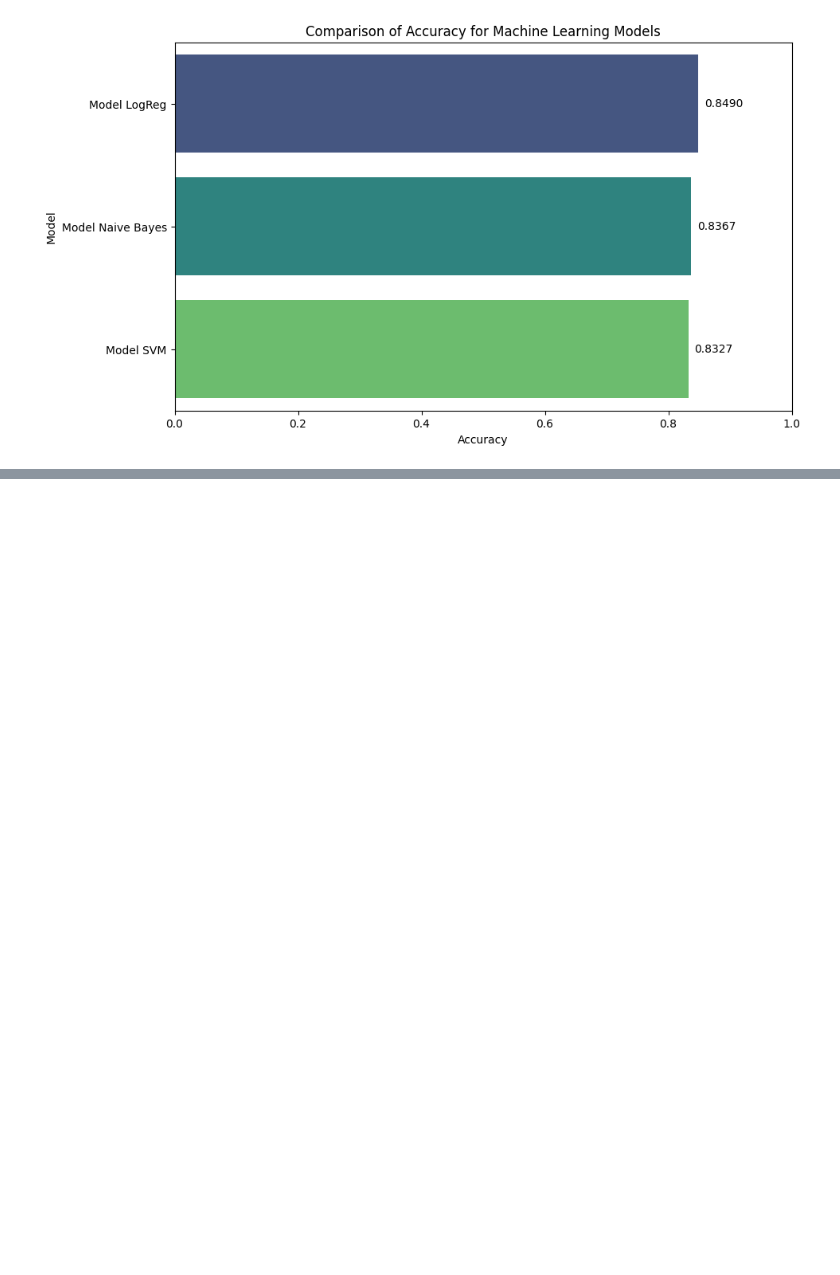
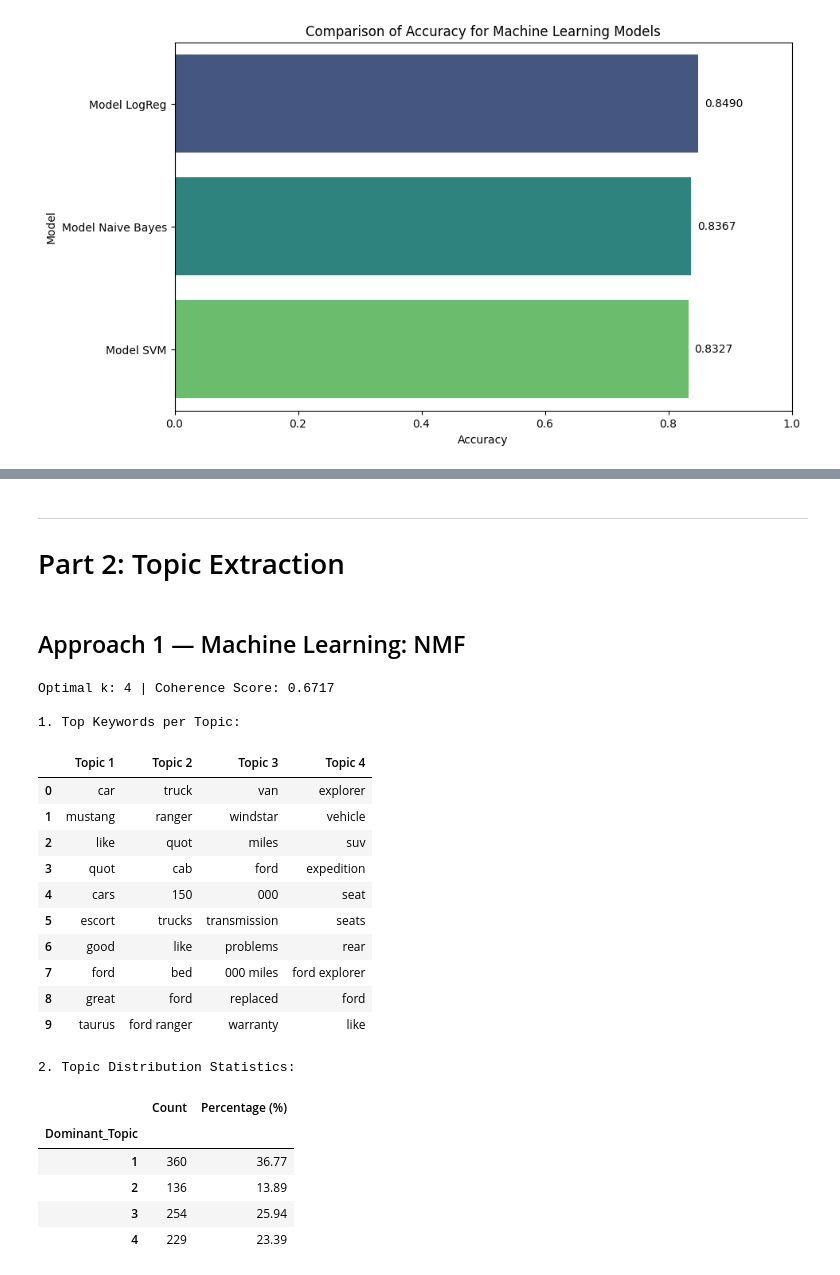
Before and after one commit to aqua-277353/ML-LLM, a Jupyter notebook: main.ipynb, the cells around one changed output, grey strips where cells are left out. Drawn from its saved outputs; the diff is of its cells as text; code cells hidden in the pictures; blank space fills up the shorter version.

```diff
--- a/main.ipynb
+++ b/main.ipynb
@@ -140,0 +224,3 @@ Accuracy LLM Few-shot: 0.8408
+# %% [markdown]
+---
+# Part 2: Topic Extraction
@@ -140,0 +231,50 @@ Accuracy LLM Few-shot: 0.8408
+# %% [markdown]
+## Approach 1 — Machine Learning: NMF
+# %%
+data = DataHandler('result.csv')
+X_train, X_test, y_train, y_test = data.load_and_split()
+X_train_vec, X_test_vec = data.vectorize_data(X_train, X_test)
+
+analyzer = data.vectorizer.build_analyzer()
+texts_tokenized = [analyzer(text) for text in X_train]
+dictionary = Dictionary(texts_tokenized)
+
+feature_names = data.vectorizer.get_feature_names_out()
+
+extractor = MLTopicExtractor(k_min=2, k_max=8)
+optimal_k, best_score = extractor.find_optimal_k(
+    X_train_vec,
+    texts_tokenized,
+    dictionary,
+    feature_names
+)
+
+print(f"Optimal k: {optimal_k} | Coherence Score: {best_score:.4f}")
+print("\n1. Top Keywords per Topic:")
+display(extractor.get_topics(feature_names))
+
+stats, detail_df = extractor.summarize_results(X_train_vec, X_train)
+print("\n2. Topic Distribution Statistics:")
+display(stats)
+# %% [output]
+Optimal k: 4 | Coherence Score: 0.6717
+
+1. Top Keywords per Topic:
+|  | Topic 1 | Topic 2 | Topic 3 | Topic 4 |
+| 0 | car | truck | van | explorer |
+| 1 | mustang | ranger | windstar | vehicle |
+| 2 | like | quot | miles | suv |
+| 3 | quot | cab | ford | expedition |
+| 4 | cars | 150 | 000 | seat |
+| 5 | escort | trucks | transmission | seats |
+| 6 | good | like | problems | rear |
+| 7 | ford | bed | 000 miles | ford explorer |
+| 8 | great | ford | replaced | ford |
+| 9 | taurus | ford ranger | warranty | like |
+2. Topic Distribution Statistics:
+|  | Count | Percentage (%) |
+| Dominant_Topic |  |  |
+| 1 | 360 | 36.77 |
+| 2 | 136 | 13.89 |
+| 3 | 254 | 25.94 |
+| 4 | 229 | 23.39 |
```
Also changed, not shown: parts of 18 cells of this notebook, 5 other files.
